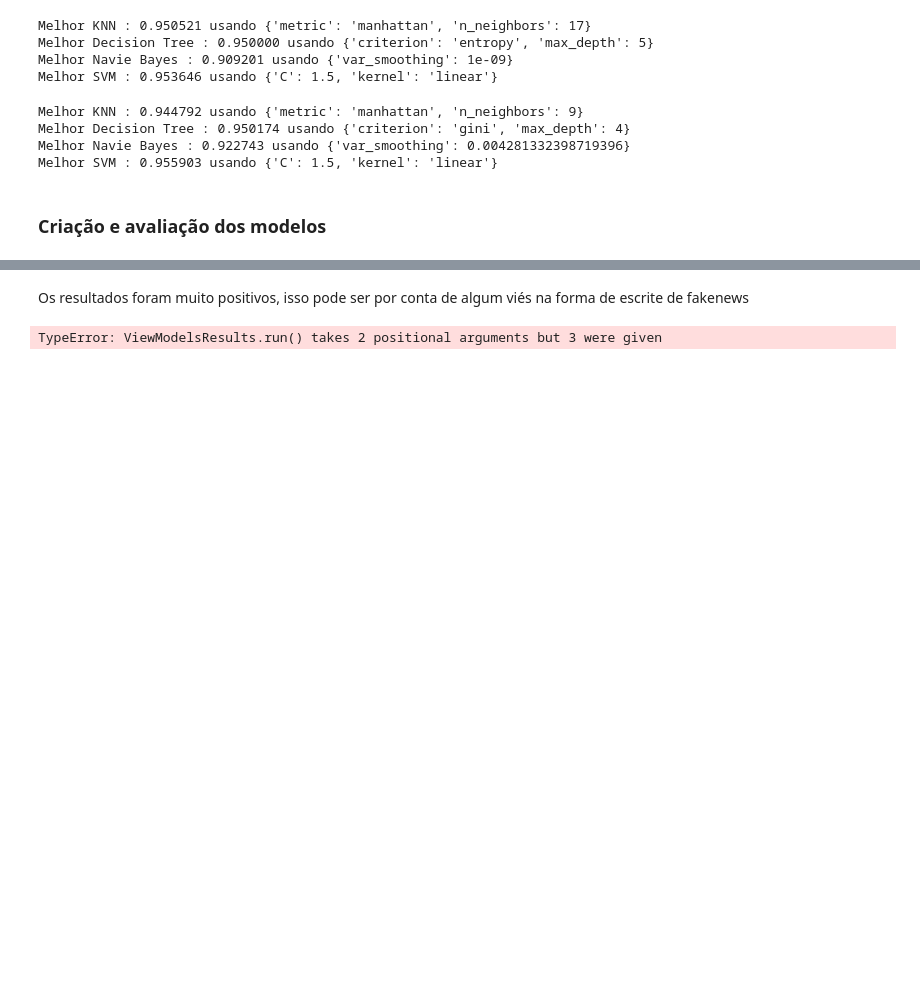
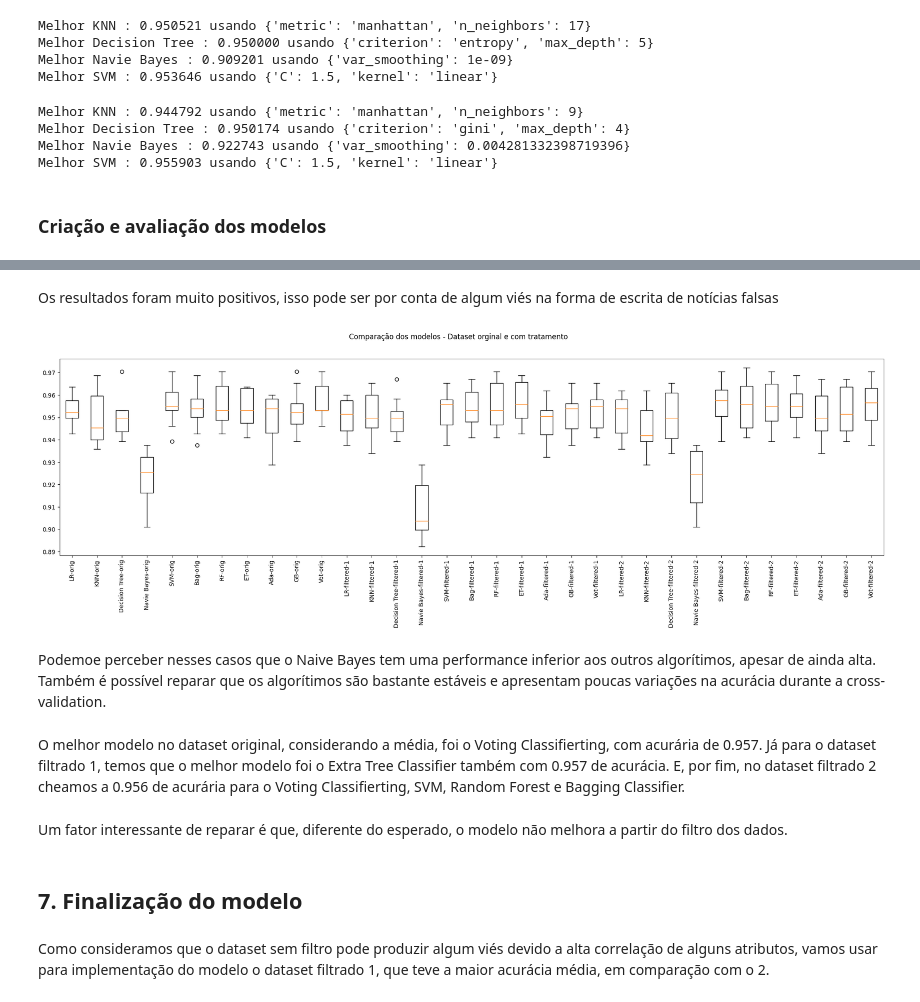
Before and after one commit to carolfjunger/inf2137-trab-final, a Jupyter notebook: trab_v1.ipynb, the cells around one changed output, grey strips where cells are left out. Drawn from its saved outputs; the diff is of its cells as text; code cells hidden in the pictures; blank space fills up the shorter version.

```diff
--- a/trab_v1.ipynb
+++ b/trab_v1.ipynb
@@ -424,0 +313,19 @@ Vot: 0.952 (0.010)
+# %%
+models_results, names = ViewModelsResults().run(best_params_list=results,
+                                                X_train=X_train,
+                                                y_train=y_train,
+                                                scoring=scoring,
+                                                kfold=kfold,
+                                                tag="orig")
+models_results_filtered_1, names_filtered_1 = ViewModelsResults().run(best_params_list=results_filtered_1,
+                                                X_train=X_train_filtered_1,
+                                                y_train=y_train_filtered_1,
+                                                scoring=scoring,
+                                                kfold=kfold,
+                                                tag="filtered-1")
+models_results_filtered_2, names_filtered_2 = ViewModelsResults().run(best_params_list=results_filtered_2,
+                                                X_train=X_train_filtered_2,
+                                                y_train=y_train_filtered_2,
+                                                scoring=scoring,
+                                                kfold=kfold,
+                                                tag="filtered-2")
@@ -425,2 +350,2 @@ Vot: 0.952 (0.010)
 # %% [markdown]
-Os resultados foram muito positivos, isso pode ser por conta de algum viés na forma de escrite de fakenews
+Os resultados foram muito positivos, isso pode ser por conta de algum viés na forma de escrita de notícias falsas
@@ -515,4 +352,30 @@ class ViewModelsResults:
-# %%
-models_results, names = ViewModelsResults().run(results_filtered_1, "filtered-1")
-# %% [output]
-TypeError: ViewModelsResults.run() takes 2 positional arguments but 3 were given
+# %%
+results_final = models_results.copy()
+results_final.extend(models_results_filtered_1)
+results_final.extend(models_results_filtered_2)
+
+names_final = names.copy()
+names_final.extend(names_filtered_1)
+names_final.extend(names_filtered_2)
+
+
+
+# Comparação dos modelos
+fig = plt.figure(figsize=(25,6))
+fig.suptitle('Comparação dos modelos - Dataset orginal e com tratamento')
+ax = fig.add_subplot(111)
+plt.boxplot(results_final)
+ax.set_xticklabels(names_final, rotation=90)
+plt.show()
+# %% [output]
+[figure, added]
+# %% [markdown]
+Podemoe perceber nesses casos que o Naive Bayes tem uma performance inferior aos outros algorítimos, apesar de ainda alta. Também é possível reparar que os algorítimos são bastante estáveis e apresentam poucas variações na acurácia durante a cross-validation.
+# %% [markdown]
+O melhor modelo no dataset original, considerando a média, foi o Voting Classifierting, com acurária de 0.957. Já para o dataset filtrado 1, temos que o melhor modelo foi o Extra Tree Classifier também com 0.957 de acurácia. E, por fim, no dataset filtrado 2 cheamos a 0.956 de acurária para o Voting Classifierting, SVM, Random Forest e Bagging Classifier.
+# %% [markdown]
+Um fator interessante de reparar é que, diferente do esperado, o modelo não melhora a partir do filtro dos dados.
+# %% [markdown]
+## 7. Finalização do modelo
+# %% [markdown]
+Como consideramos que o dataset sem filtro pode produzir algum viés devido a alta correlação de alguns atributos, vamos usar para implementação do modelo o dataset filtrado 1, que teve a maior acurácia média, em comparação com o 2.
```
Also changed, not shown: parts of 17 cells of this notebook.
